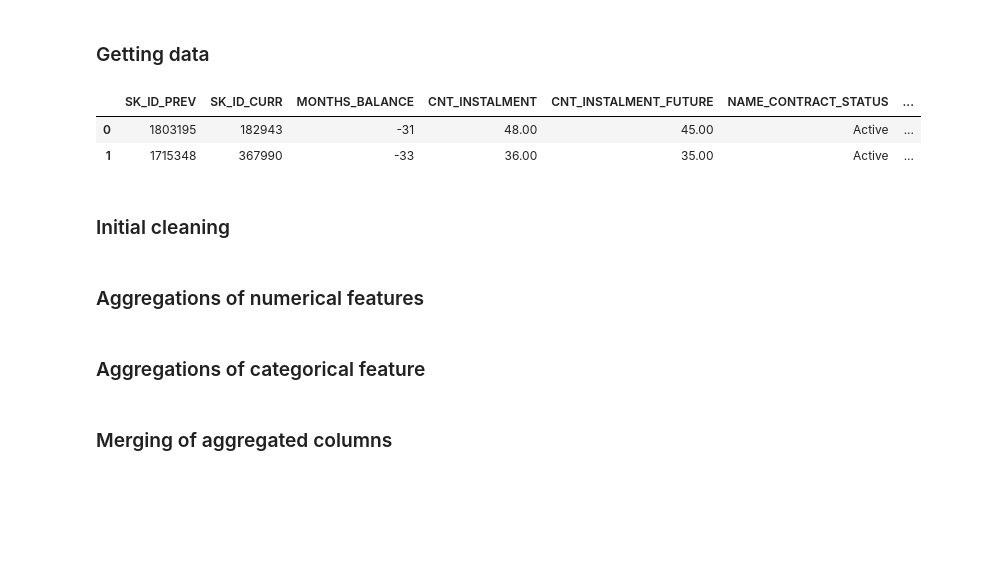
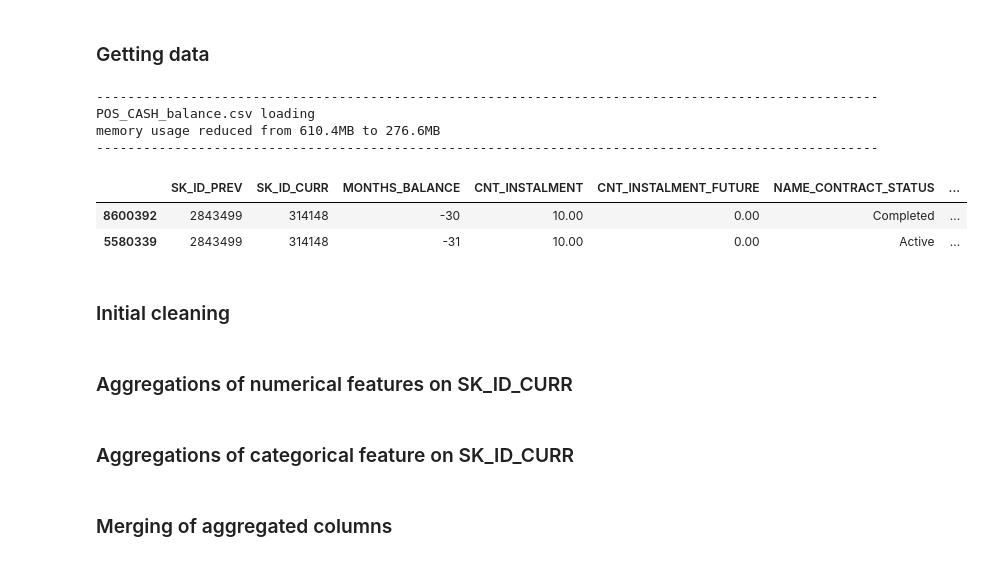
Before and after one commit to malgorzatakolka/HomeCreditDefaultRisk, a Jupyter notebook: Engineering.ipynb, the cells around one changed output. Saved outputs shown, nothing was run; the diff lists cells and outputs as text; code cells hidden in the pictures; blank space fills up the shorter version.

```diff
--- a/Engineering.ipynb
+++ b/Engineering.ipynb
@@ -666,12 +823,22 @@ merged_previous_application.to_csv('preprocessed_data/selected_previous_applicat
 # %% [markdown]
 ### Getting data
 # %%
-pos_cash = reduce_memory_usage(pd.read_csv('POS_CASH_balance.csv'))
+# Getting data
+pos_cash = load_data('POS_CASH_balance')
+
+# Sorting credits
+pos_cash = pos_cash.sort_values(by=['SK_ID_PREV', 'MONTHS_BALANCE'], ascending=False)
+
+# Displaying head
 pos_cash.head(2)
 # %% [output]
+----------------------------------------------------------------------------------------------------
+POS_CASH_balance.csv loading
+memory usage reduced from 610.4MB to 276.6MB
+----------------------------------------------------------------------------------------------------
 |  | SK_ID_PREV | SK_ID_CURR | MONTHS_BALANCE | CNT_INSTALMENT | CNT_INSTALMENT_FUTURE | NAME_CONTRACT_STATUS | ... |
-| 0 | 1803195 | 182943 | -31 | 48.00 | 45.00 | Active | ... |
-| 1 | 1715348 | 367990 | -33 | 36.00 | 35.00 | Active | ... |
+| 8600392 | 2843499 | 314148 | -30 | 10.00 | 0.00 | Completed | ... |
+| 5580339 | 2843499 | 314148 | -31 | 10.00 | 0.00 | Active | ... |
 # %% [markdown]
 ### Initial cleaning
 # %%
@@ -684,5 +848,5 @@ pos_cash['MONTHS_BALANCE'] = pos_cash['MONTHS_BALANCE'].apply(lambda x: -x)
 # Years away from application
 pos_cash['YEARS_BALANCE'] = pos_cash['MONTHS_BALANCE'].apply(lambda x: x // 12)
 # %% [markdown]
-### Aggregations of numerical features
+### Aggregations of numerical features on SK_ID_CURR
 # %%
@@ -723,6 +893,6 @@ old_pos_cash.columns = [f"OLD_{'_'.join(ele).upper()}" for ele in old_pos_cash.c
 pos_cash_merged = fresh_pos_cash.merge(old_pos_cash, right_index=True, left_index=True, how='outer')
 pos_cash_merged.fillna(0, inplace=True)
 # %% [markdown]
-### Aggregations of categorical feature
+### Aggregations of categorical feature on SK_ID_CURR
 # %%
 # Getting counts of each status for each previous credit
```
Also changed, not shown: parts of 128 cells of this notebook.
